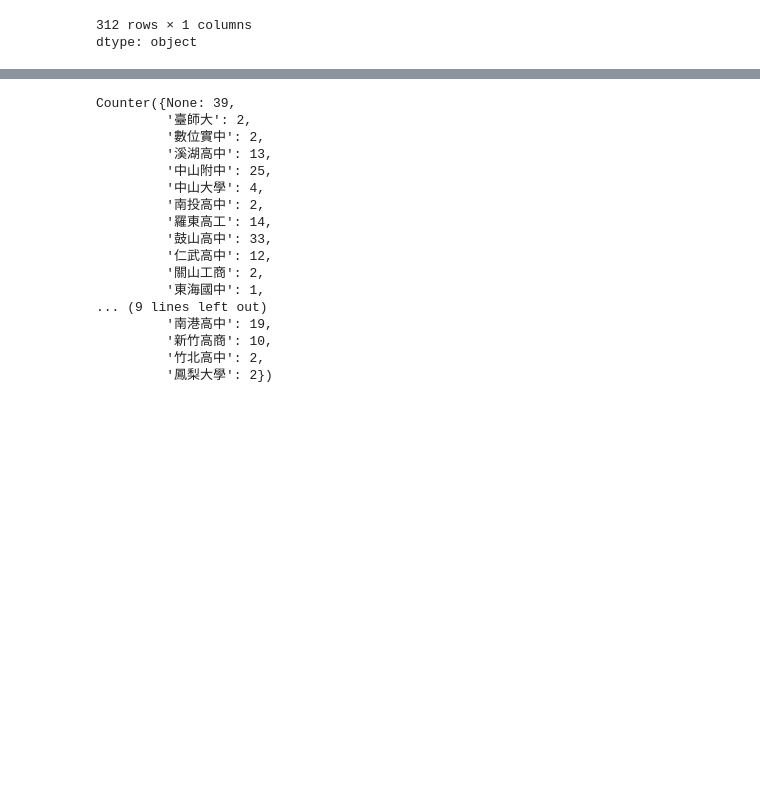
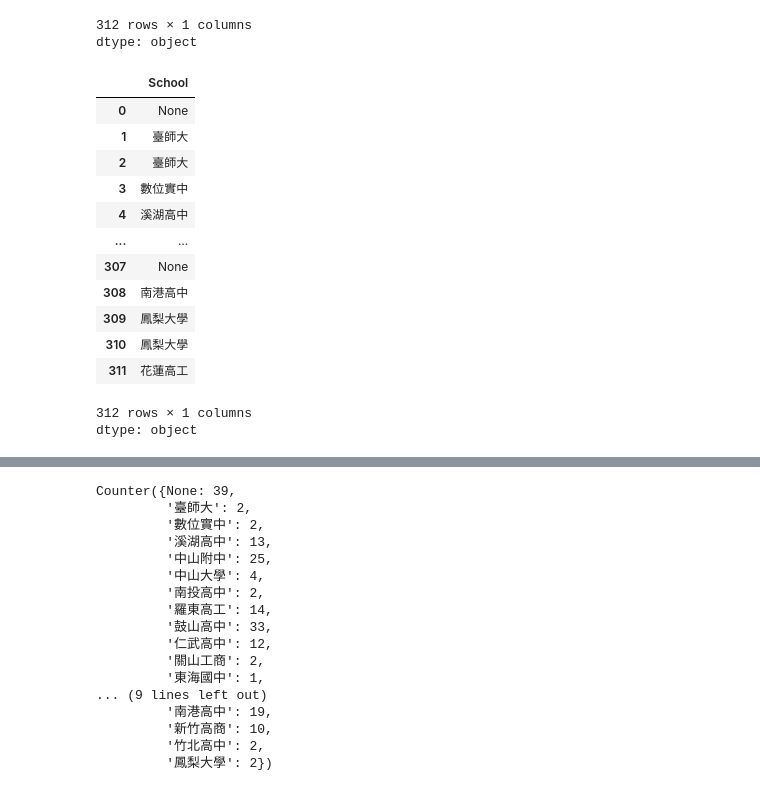
Before and after one commit to Huwalli/PLta, a Jupyter notebook: 文字分類斷字_Part2.ipynb, the cells around one changed output, grey strips where cells are left out. Drawn from its saved outputs; the diff is of its cells as text; code cells hidden in the pictures; blank space fills up the shorter version.

```diff
--- a/文字分類斷字_Part2.ipynb
+++ b/文字分類斷字_Part2.ipynb
@@ -170,6 +173,23 @@ df['Role']
 | 311 | 學生 |
 312 rows × 1 columns
 dtype: object
+# %%
+df['School']
+# %% [output]
+|  | School |
+| 0 | None |
+| 1 | 臺師大 |
+| 2 | 臺師大 |
+| 3 | 數位實中 |
+| 4 | 溪湖高中 |
+| ... | ... |
+| 307 | None |
+| 308 | 南港高中 |
+| 309 | 鳳梨大學 |
+| 310 | 鳳梨大學 |
+| 311 | 花蓮高工 |
+312 rows × 1 columns
+dtype: object
 # %%
 df.head()
 # %% [output]
```
Also changed, not shown: parts of 26 cells of this notebook.
